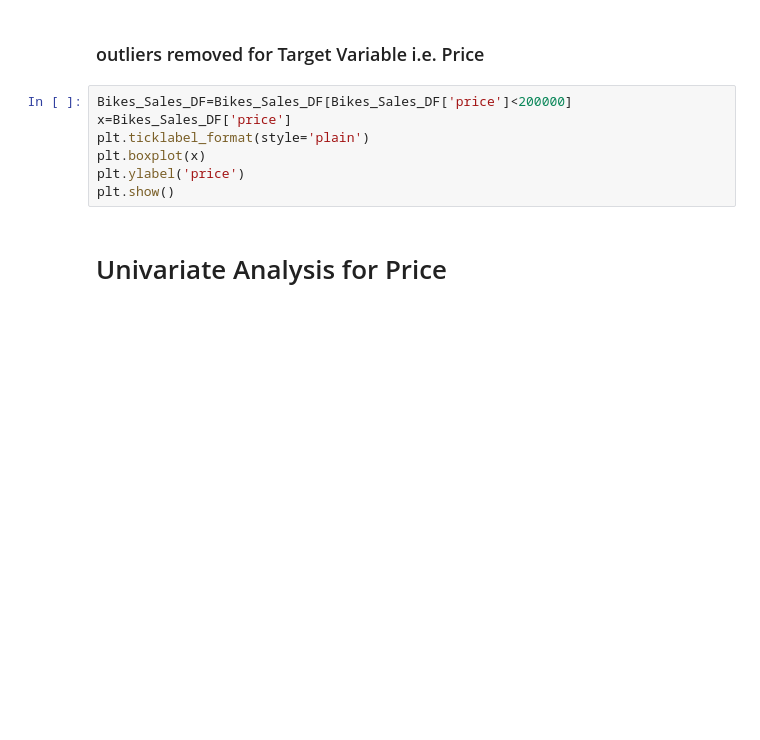
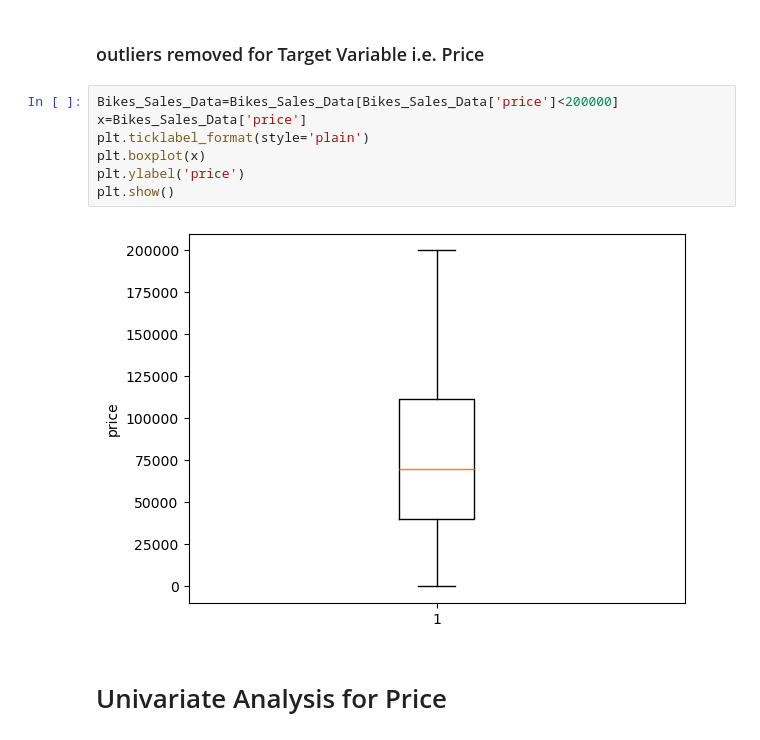
Before and after one commit to ChanchalNarang2024/UsedBikesPrices, a Jupyter notebook: Used_Bikes_Sales.ipynb, the cells around one changed output. Saved outputs shown, nothing was run; the diff lists cells and outputs as text; blank space fills up the shorter version.

```diff
--- a/Used_Bikes_Sales.ipynb
+++ b/Used_Bikes_Sales.ipynb
@@ -99,12 +289,14 @@ plt.show()
 # %% [markdown]
 ### outliers removed for Target Variable i.e. Price
 # %%
-Bikes_Sales_DF=Bikes_Sales_DF[Bikes_Sales_DF['price']<200000]
-x=Bikes_Sales_DF['price']
+Bikes_Sales_Data=Bikes_Sales_Data[Bikes_Sales_Data['price']<200000]
+x=Bikes_Sales_Data['price']
 plt.ticklabel_format(style='plain')
 plt.boxplot(x)
 plt.ylabel('price')
 plt.show()
+# %% [output]
+[figure, added]
 # %% [markdown]
 # Univariate Analysis for Price
 # %% [markdown]
```
Also changed, not shown: parts of 73 cells of this notebook.
